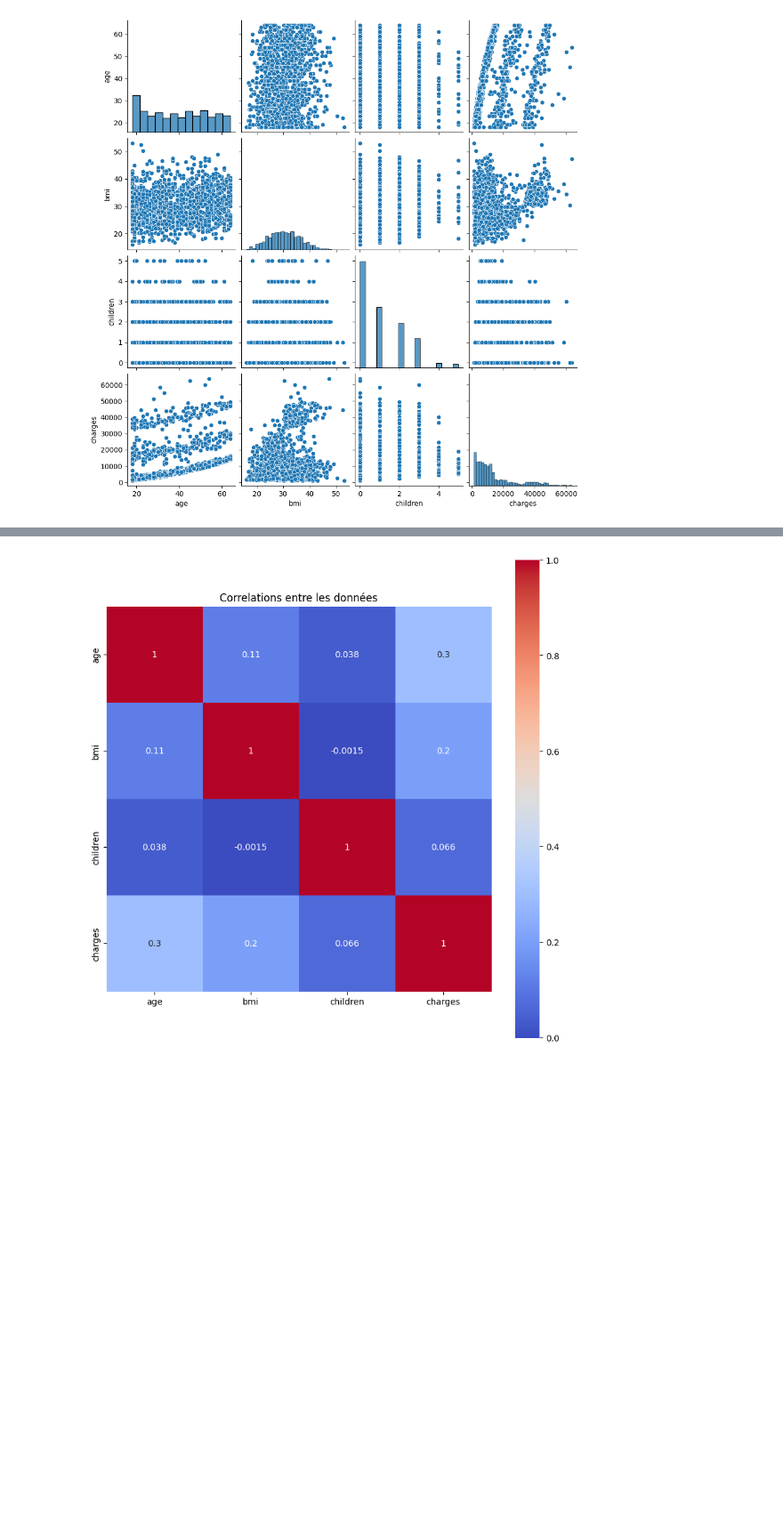
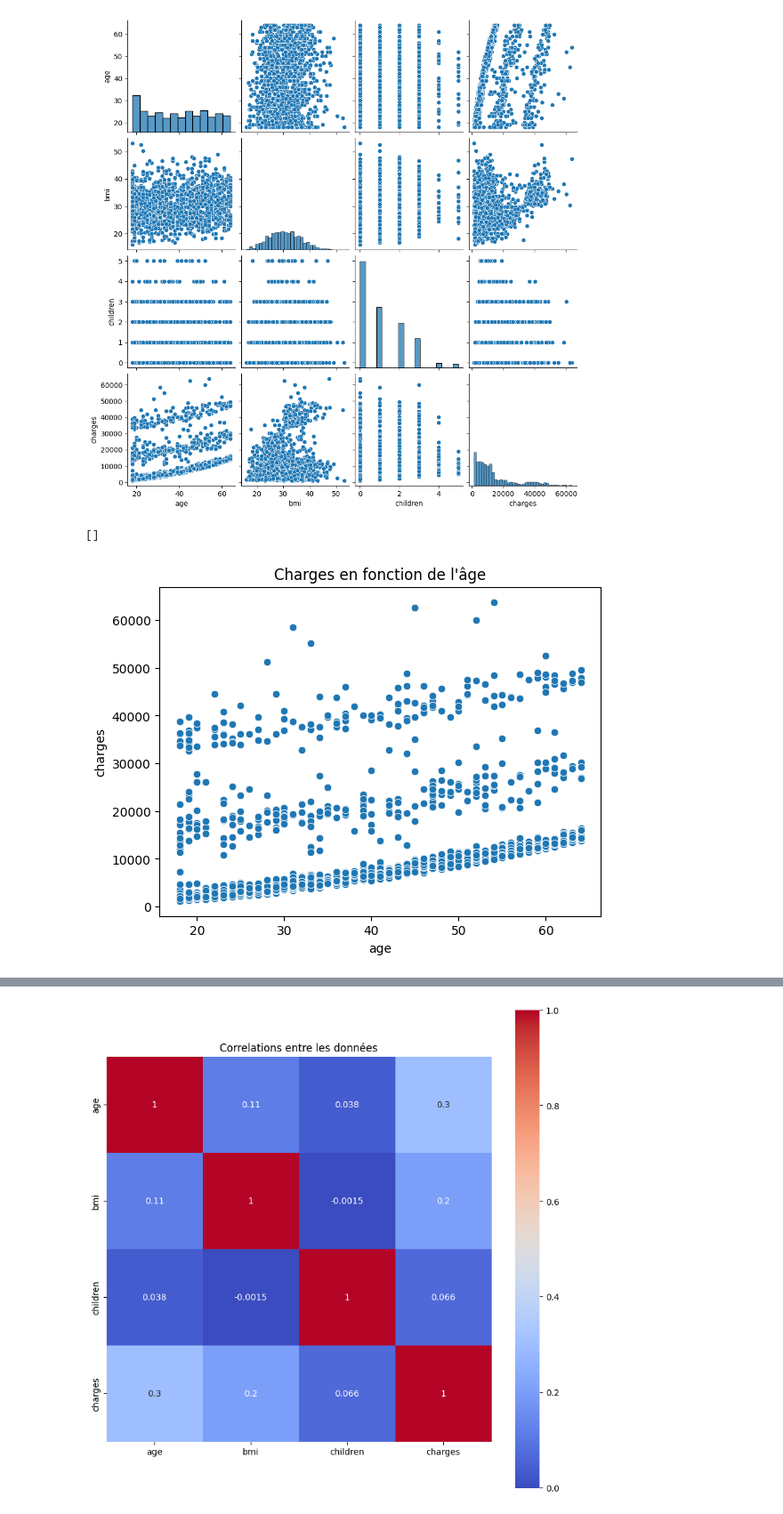
Before and after one commit to ultac/Projet-GLM, a Jupyter notebook: Prepocessing.ipynb, the cells around one changed output, grey strips where cells are left out. Shown at 89% size. Drawn from its saved outputs; the diff is of its cells as text; code cells hidden in the pictures; blank space fills up the shorter version.

```diff
--- a/Prepocessing.ipynb
+++ b/Prepocessing.ipynb
@@ -106,3 +106,10 @@ min       1121.873900
 max      63770.428010
 Name: charges, dtype: float64
 [figure]
+# %%
+sns.scatterplot(data = data, y = "charges",x = "age")
+plt.title("Charges en fonction de l'âge")
+plt.plot()
+# %% [output]
+[]
+[figure, added]
```
Also changed, not shown: parts of 21 cells of this notebook.
